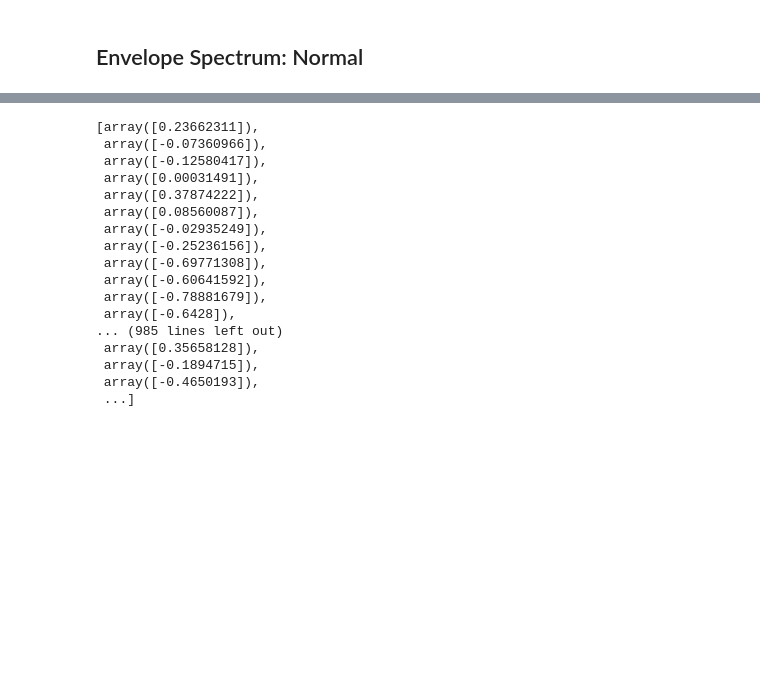
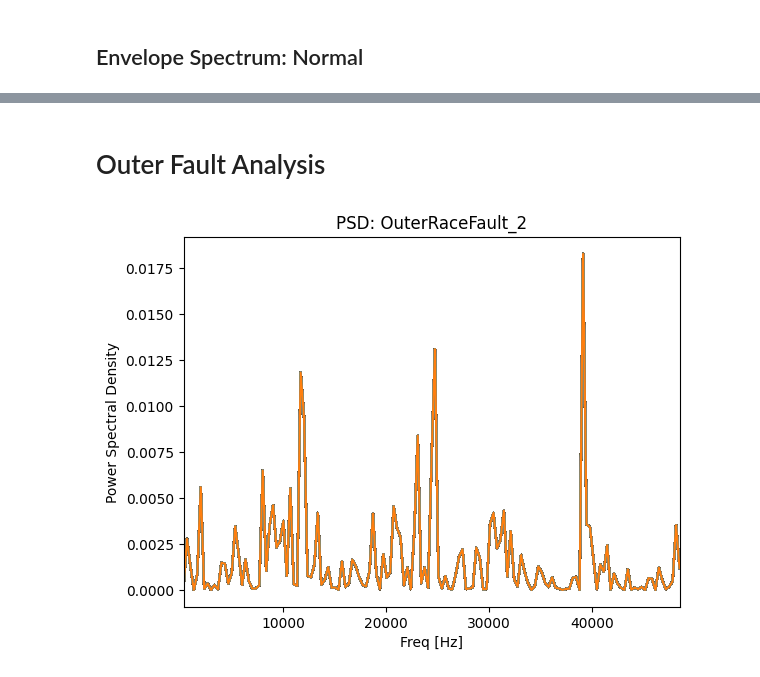
Before and after one commit to DimitriZC/Rolling-Fault-FFT-Wavelet-Analysis, a Jupyter notebook: trab.ipynb, the cells around one changed output, grey strips where cells are left out. Cells and saved outputs as stored; diff of their text form; code cells hidden in the pictures; blank space fills up the shorter version.

Commit message:
adding wavelet

```diff
--- a/trab.ipynb
+++ b/trab.ipynb
@@ -208,40 +227,33 @@ plot_env_spectrum_analysis(f_env, p_env, BSLN_DATA)
-# %%
-from scipy.stats import kurtosis
-
-# ax = np.array([0, 1, 1.6, 2, 2.6, 3, 3.6, 4, 4.6, 5, 5.6, 6, 6.6, 7, 7.6, 8, 8.6, 9])
-t = []
-kurtosis(np.abs(x_bsln_1[0:5]), fisher=False)
-
-
-# for a in ax:
-#     t.append(kurtosis(x_bsln_1, a))
-
-# t
-
-kurtosis_values = []
-step_size = 50  # Overlapping by 1 sample
-window_length = 128
-
-for start in range(0, len(x_bsln_1) - window_length + 1, step_size):
-    window = x_bsln_1[start:start + window_length]
-    kurtosis_values.append(kurtosis(window, fisher=True))  # Fisher's definition
-
-kurtosis_values
-# %% [output]
-[array([0.23662311]),
- array([-0.07360966]),
- array([-0.12580417]),
- array([0.00031491]),
- array([0.37874222]),
- array([0.08560087]),
- array([-0.02935249]),
- array([-0.25236156]),
- array([-0.69771308]),
- array([-0.60641592]),
- array([-0.78881679]),
- array([-0.6428]),
-... (985 lines left out)
- array([0.35658128]),
- array([-0.1894715]),
- array([-0.4650193]),
- ...]
+# %% [markdown]
+# Outer Fault Analysis
+# %%
+file_to_load = 'OuterRaceFault_2.mat'
+title = file_to_load.split('.')[0]
+
+x_ORF_2, f_ORF_2, t_ORF_2, ORF_DATA = Load(file_to_load)
+num = int(len(t_ORF_2)*0.0005)
+
+freq, psd, L = PSD(x_ORF_2, t_ORF_2, num)
+
+plot_psd(freq, psd, L, title)
+
+
+# Spec(np.transpose(x_ORF_2[:num])[0], f_ORF_2[0], title)
+
+
+#Wavelet test
+
+# wavelet='db1'
+# scales = (1, len(x_ORF_2))
+# coeffs = pywt.wavedec(x_ORF_2, wavelet)
+
+# recon = wavelet_filter(coeffs, wavelet)
+# title = "Recon baseline"
+
+# freq, psd, L = PSD(recon, t_ORF_2, num)
+
+# plot_psd(freq, psd, L, title)
+
+# Spec(np.transpose(recon[:num])[0], f_bsln_1[0], title='Recon')
+# %% [output]
+[figure, added]
```
Also changed, not shown: parts of 9 cells of this notebook.
